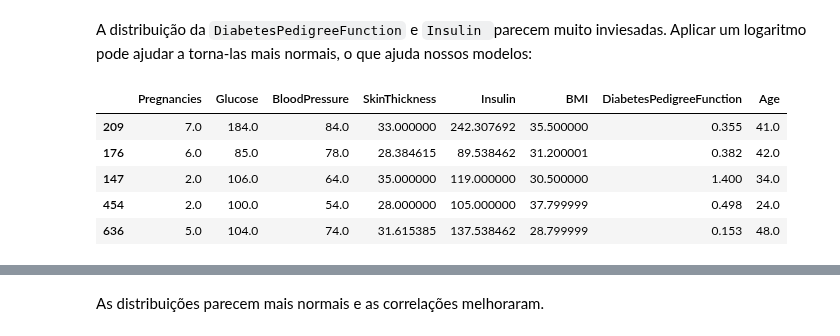
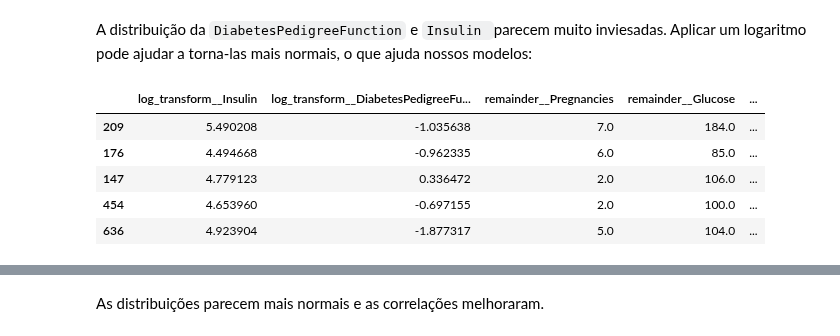
Before and after one commit to franklinzppa/diabetes-classification, a Jupyter notebook: diabetes-clf.ipynb, the cells around one changed output, grey strips where cells are left out. Drawn from its saved outputs; the diff is of its cells as text; code cells hidden in the pictures.

```diff
--- a/diabetes-clf.ipynb
+++ b/diabetes-clf.ipynb
@@ -960,13 +936,24 @@ As distribuições se mantiveram sem muitas distorções. Nota-se que em algumas
 ### Log transformation
 # %% [markdown]
 A distribuição da `DiabetesPedigreeFunction` e `Insulin `parecem muito inviesadas. Aplicar um logaritmo pode ajudar a torna-las mais normais, o que ajuda nossos modelos:
+# %%
+imp = KNNImputer(n_neighbors=13)
+log_transform = FunctionTransformer(np.log, feature_names_out='one-to-one')
+ct = ColumnTransformer([('log_transform', log_transform, ['Insulin', 'DiabetesPedigreeFunction'])],
+                        remainder='passthrough')
+
+std = StandardScaler()
+log_clf = LogisticRegression(class_weight={0:1.0, 1:1.6})
+
+tr_pipeline = Pipeline([('imputer', imp), ('ct', ct)]).set_output(transform='pandas')
+
+X_train_log = tr_pipeline.fit_transform(X_train)
 # %%
-X_train_log = X_train_impute.copy()
 X_train_log.head()
 # %% [output]
-|  | Pregnancies | Glucose | BloodPressure | SkinThickness | Insulin | BMI | DiabetesPedigreeFunction | Age |
-| 209 | 7.0 | 184.0 | 84.0 | 33.000000 | 242.307692 | 35.500000 | 0.355 | 41.0 |
-| 176 | 6.0 | 85.0 | 78.0 | 28.384615 | 89.538462 | 31.200001 | 0.382 | 42.0 |
-| 147 | 2.0 | 106.0 | 64.0 | 35.000000 | 119.000000 | 30.500000 | 1.400 | 34.0 |
-| 454 | 2.0 | 100.0 | 54.0 | 28.000000 | 105.000000 | 37.799999 | 0.498 | 24.0 |
-| 636 | 5.0 | 104.0 | 74.0 | 31.615385 | 137.538462 | 28.799999 | 0.153 | 48.0 |
+|  | log_transform__Insulin | log_transform__DiabetesPedigreeFu... | remainder__Pregnancies | remainder__Glucose | ... |
+| 209 | 5.490208 | -1.035638 | 7.0 | 184.0 | ... |
+| 176 | 4.494668 | -0.962335 | 6.0 | 85.0 | ... |
+| 147 | 4.779123 | 0.336472 | 2.0 | 106.0 | ... |
+| 454 | 4.653960 | -0.697155 | 2.0 | 100.0 | ... |
+| 636 | 4.923904 | -1.877317 | 5.0 | 104.0 | ... |
```
Also changed, not shown: parts of 65 cells of this notebook, 1 other file.
